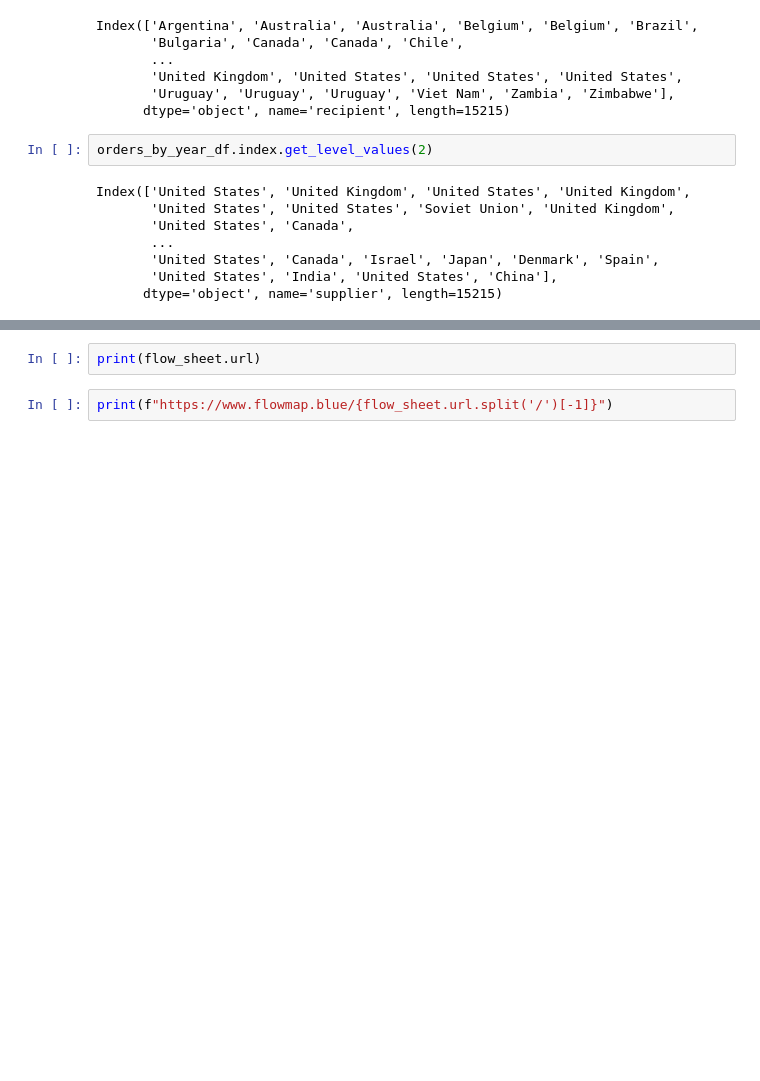
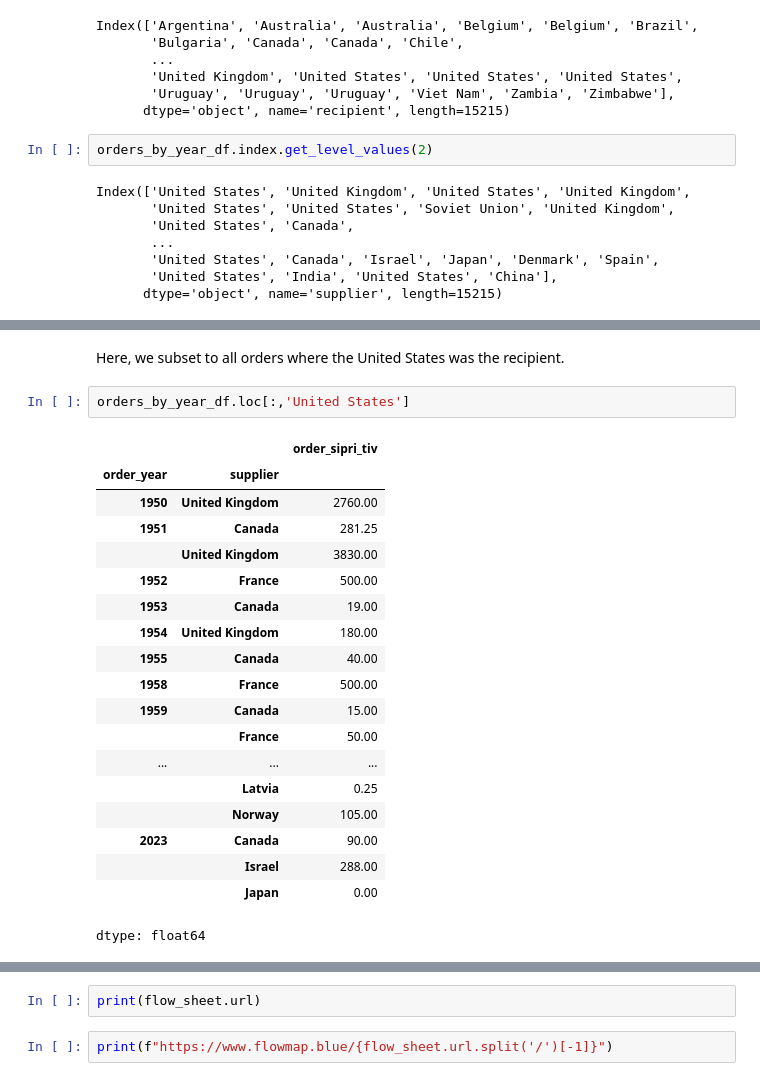
Before and after one commit to PUBPOL-2130/notebooks, a Jupyter notebook: helper-notebooks/Week5-supplemental.ipynb, the cells around one changed output, grey strips where cells are left out. Drawn from its saved outputs; the diff is of its cells as text; blank space fills up the shorter version.

```diff
--- a/helper-notebooks/Week5-supplemental.ipynb
+++ b/helper-notebooks/Week5-supplemental.ipynb
@@ -321,0 +375,24 @@ Index(['United States', 'United Kingdom', 'United States', 'United Kingdom',
+# %% [markdown]
+Here, we subset to all orders where the United States was the recipient.
+# %%
+orders_by_year_df.loc[:,'United States']
+# %% [output]
+|  |  | order_sipri_tiv |
+| order_year | supplier |  |
+| 1950 | United Kingdom | 2760.00 |
+| 1951 | Canada | 281.25 |
+|  | United Kingdom | 3830.00 |
+| 1952 | France | 500.00 |
+| 1953 | Canada | 19.00 |
+| 1954 | United Kingdom | 180.00 |
+| 1955 | Canada | 40.00 |
+| 1958 | France | 500.00 |
+| 1959 | Canada | 15.00 |
+|  | France | 50.00 |
+| ... | ... | ... |
+|  | Latvia | 0.25 |
+|  | Norway | 105.00 |
+| 2023 | Canada | 90.00 |
+|  | Israel | 288.00 |
+|  | Japan | 0.00 |
+dtype: float64
```
Also changed, not shown: parts of 12 cells of this notebook.
